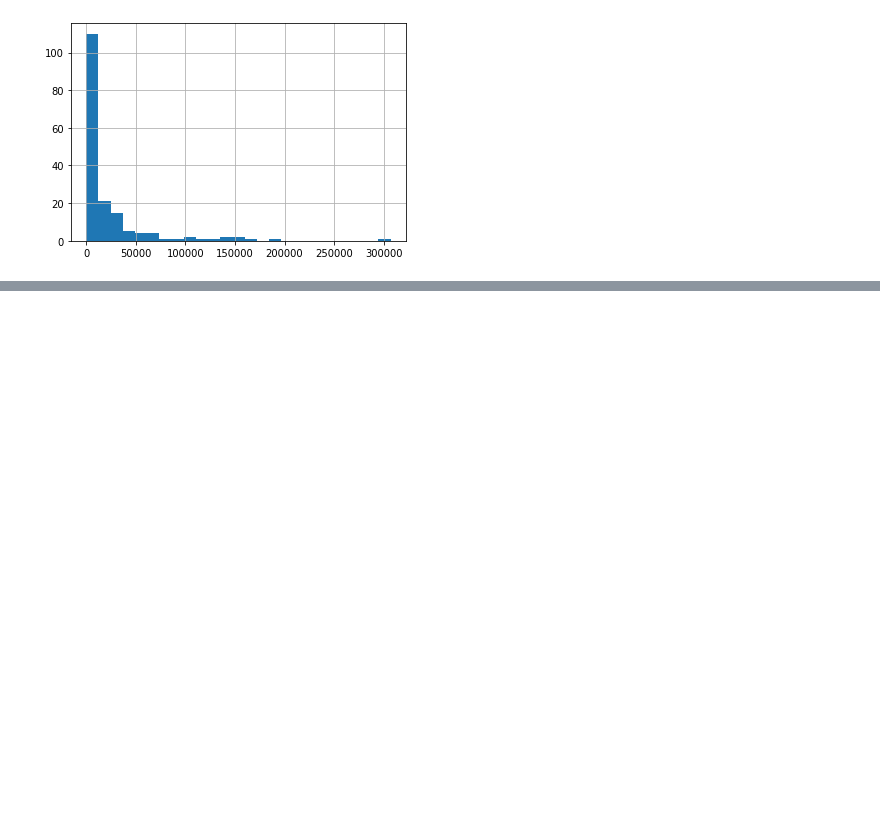
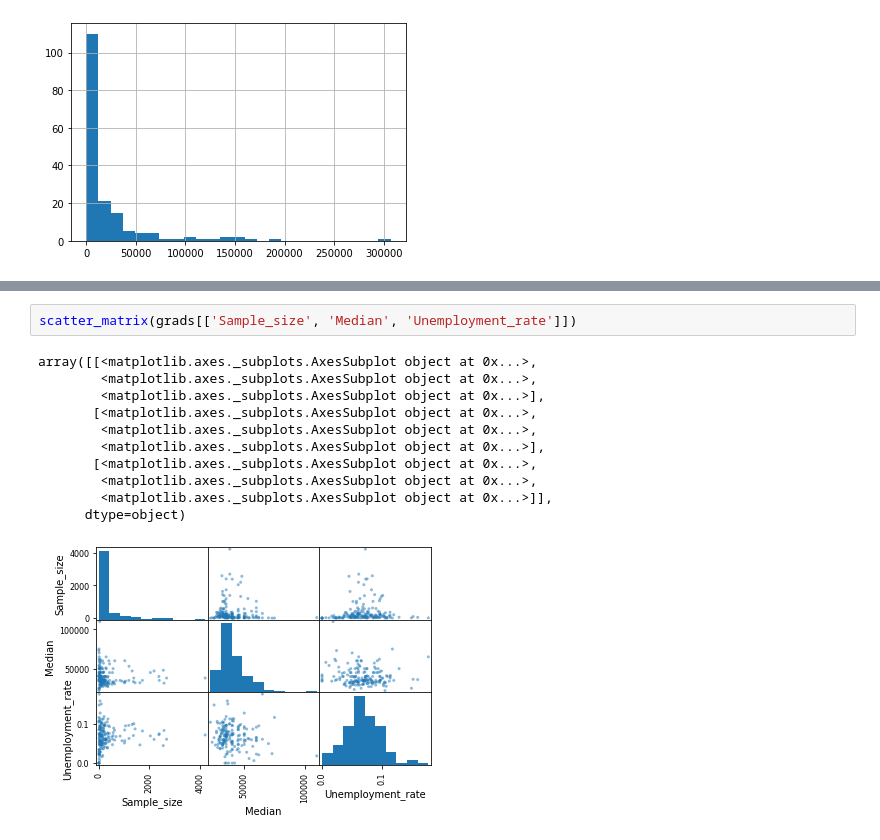
Before and after one commit to quantized-dan/collegegrads, a Jupyter notebook: GraduateVisualization.ipynb, the cells around one changed output, grey strips where cells are left out. Cells and saved outputs as stored; diff of their text form; blank space fills up the shorter version.

```diff
--- a/GraduateVisualization.ipynb
+++ b/GraduateVisualization.ipynb
@@ -168,0 +182,14 @@ grads['Women'].hist(bins = 25)
+# %%
+scatter_matrix(grads[['Sample_size', 'Median', 'Unemployment_rate']])
+# %% [output]
+array([[<matplotlib.axes._subplots.AxesSubplot object at 0x...>,
+        <matplotlib.axes._subplots.AxesSubplot object at 0x...>,
+        <matplotlib.axes._subplots.AxesSubplot object at 0x...>],
+       [<matplotlib.axes._subplots.AxesSubplot object at 0x...>,
+        <matplotlib.axes._subplots.AxesSubplot object at 0x...>,
+        <matplotlib.axes._subplots.AxesSubplot object at 0x...>],
+       [<matplotlib.axes._subplots.AxesSubplot object at 0x...>,
+        <matplotlib.axes._subplots.AxesSubplot object at 0x...>,
+        <matplotlib.axes._subplots.AxesSubplot object at 0x...>]],
+      dtype=object)
+[figure, added]
```
Also changed, not shown: parts of 15 cells of this notebook.
